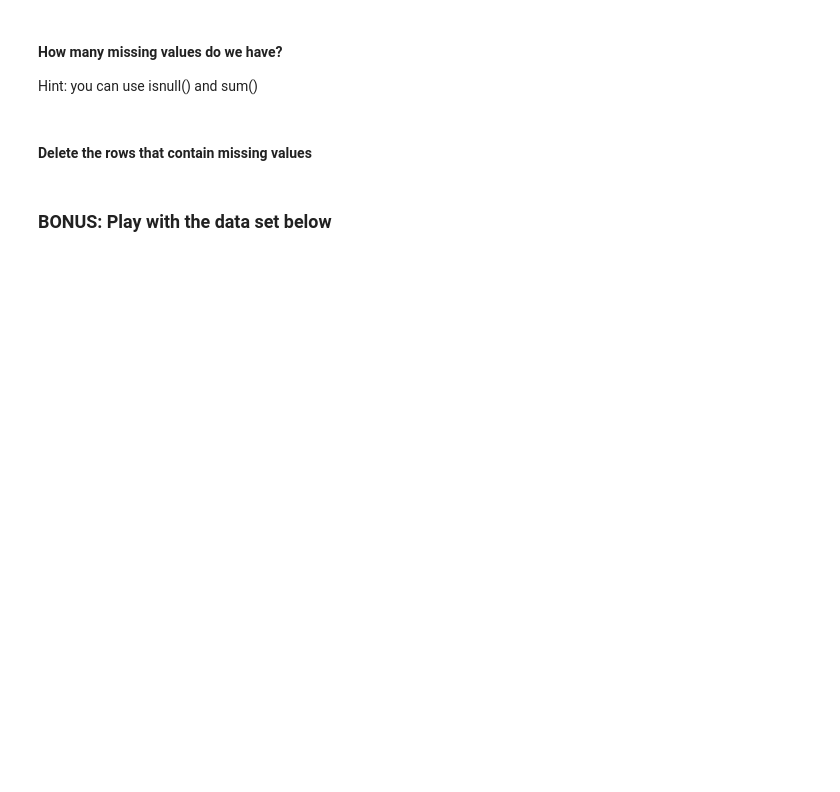
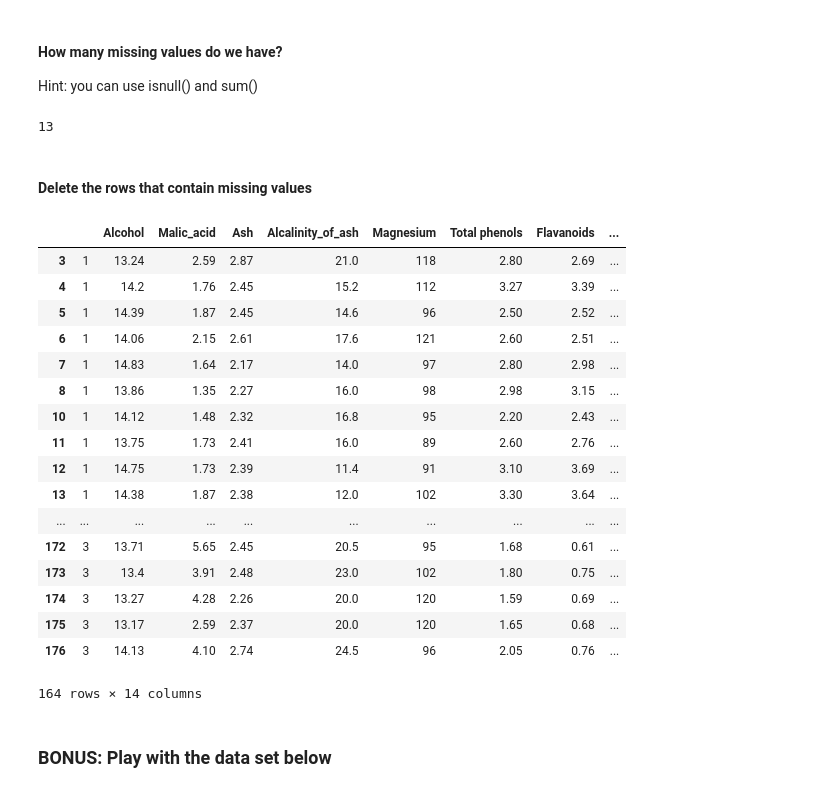
Before and after one commit to MLCCKolkata/Assignment-3, a Jupyter notebook: Satwato.ipynb, the cells around one changed output. Cells and saved outputs as stored; diff of their text form; code cells hidden in the pictures; blank space fills up the shorter version.

```diff
--- a/Satwato.ipynb
+++ b/Satwato.ipynb
@@ -81,7 +109,32 @@ array([[72, 27, 15, 19,  2, 61, 49, 41, 61, 24]])
 ####  How many missing values do we have?
 
 Hint: you can use isnull() and sum()
+# %%
+wine_df['Alcohol'].isnull().sum()
+# %% [output]
+13
 # %% [markdown]
 #### Delete the rows that contain missing values
+# %%
+wine_df.dropna(subset=['Alcohol'])
+# %% [output]
+|  |  | Alcohol | Malic_acid | Ash | Alcalinity_of_ash | Magnesium | Total phenols | Flavanoids | ... |
+| 3 | 1 | 13.24 | 2.59 | 2.87 | 21.0 | 118 | 2.80 | 2.69 | ... |
+| 4 | 1 | 14.2 | 1.76 | 2.45 | 15.2 | 112 | 3.27 | 3.39 | ... |
+| 5 | 1 | 14.39 | 1.87 | 2.45 | 14.6 | 96 | 2.50 | 2.52 | ... |
+| 6 | 1 | 14.06 | 2.15 | 2.61 | 17.6 | 121 | 2.60 | 2.51 | ... |
+| 7 | 1 | 14.83 | 1.64 | 2.17 | 14.0 | 97 | 2.80 | 2.98 | ... |
+| 8 | 1 | 13.86 | 1.35 | 2.27 | 16.0 | 98 | 2.98 | 3.15 | ... |
+| 10 | 1 | 14.12 | 1.48 | 2.32 | 16.8 | 95 | 2.20 | 2.43 | ... |
+| 11 | 1 | 13.75 | 1.73 | 2.41 | 16.0 | 89 | 2.60 | 2.76 | ... |
+| 12 | 1 | 14.75 | 1.73 | 2.39 | 11.4 | 91 | 3.10 | 3.69 | ... |
+| 13 | 1 | 14.38 | 1.87 | 2.38 | 12.0 | 102 | 3.30 | 3.64 | ... |
+| ... | ... | ... | ... | ... | ... | ... | ... | ... | ... |
+| 172 | 3 | 13.71 | 5.65 | 2.45 | 20.5 | 95 | 1.68 | 0.61 | ... |
+| 173 | 3 | 13.4 | 3.91 | 2.48 | 23.0 | 102 | 1.80 | 0.75 | ... |
+| 174 | 3 | 13.27 | 4.28 | 2.26 | 20.0 | 120 | 1.59 | 0.69 | ... |
+| 175 | 3 | 13.17 | 2.59 | 2.37 | 20.0 | 120 | 1.65 | 0.68 | ... |
+| 176 | 3 | 14.13 | 4.10 | 2.74 | 24.5 | 96 | 2.05 | 0.76 | ... |
+164 rows × 14 columns
 # %% [markdown]
 ### BONUS: Play with the data set below
```
Also changed, not shown: parts of 9 cells of this notebook.
